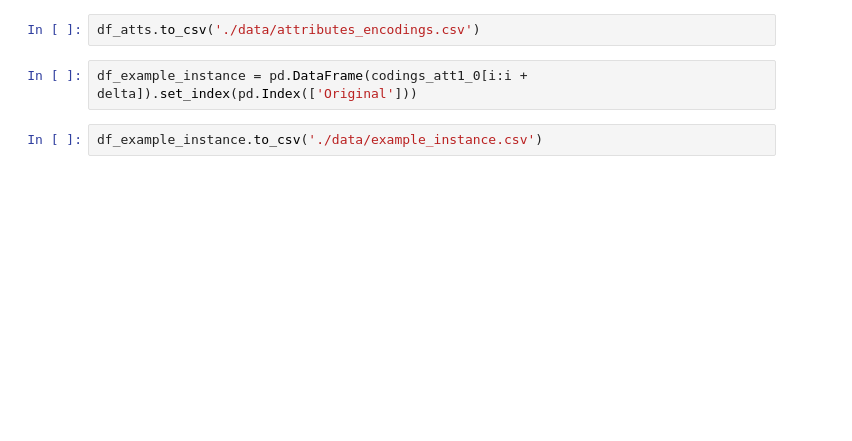
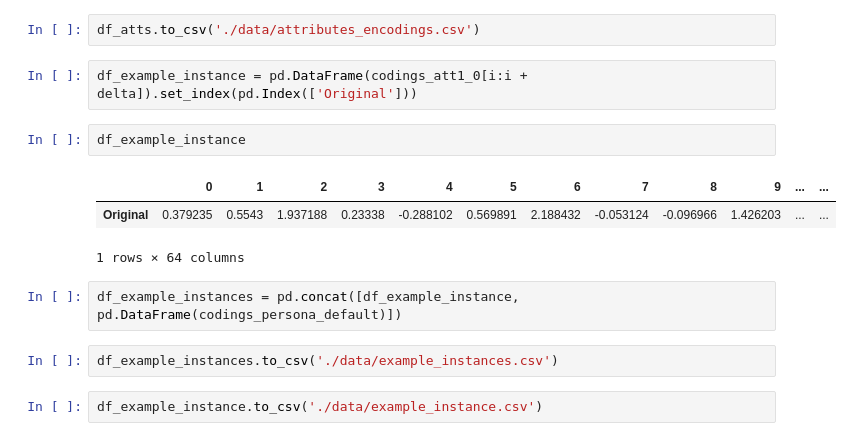
Before and after one commit to xValentim/VisionAlchemy, a Jupyter notebook: interpolation_celeba.ipynb, the cells around one changed output. Cells and saved outputs as stored; diff of their text form; blank space fills up the shorter version.

```diff
--- a/interpolation_celeba.ipynb
+++ b/interpolation_celeba.ipynb
@@ -361,6 +514,16 @@ df_atts = pd.concat([pd.DataFrame(v_att1.numpy()).T, pd.DataFrame(v_att2.numpy()
 df_atts.to_csv('./data/attributes_encodings.csv')
 # %%
 df_example_instance = pd.DataFrame(codings_att1_0[i:i + delta]).set_index(pd.Index(['Original']))
+# %%
+df_example_instance
+# %% [output]
+|  | 0 | 1 | 2 | 3 | 4 | 5 | 6 | 7 | 8 | 9 | ... | ... |
+| Original | 0.379235 | 0.5543 | 1.937188 | 0.23338 | -0.288102 | 0.569891 | 2.188432 | -0.053124 | -0.096966 | 1.426203 | ... | ... |
+1 rows × 64 columns
+# %%
+df_example_instances = pd.concat([df_example_instance, pd.DataFrame(codings_persona_default)])
+# %%
+df_example_instances.to_csv('./data/example_instances.csv')
 # %%
 df_example_instance.to_csv('./data/example_instance.csv')
 # %%
```
Also changed, not shown: parts of 24 cells of this notebook, 3 other files.
